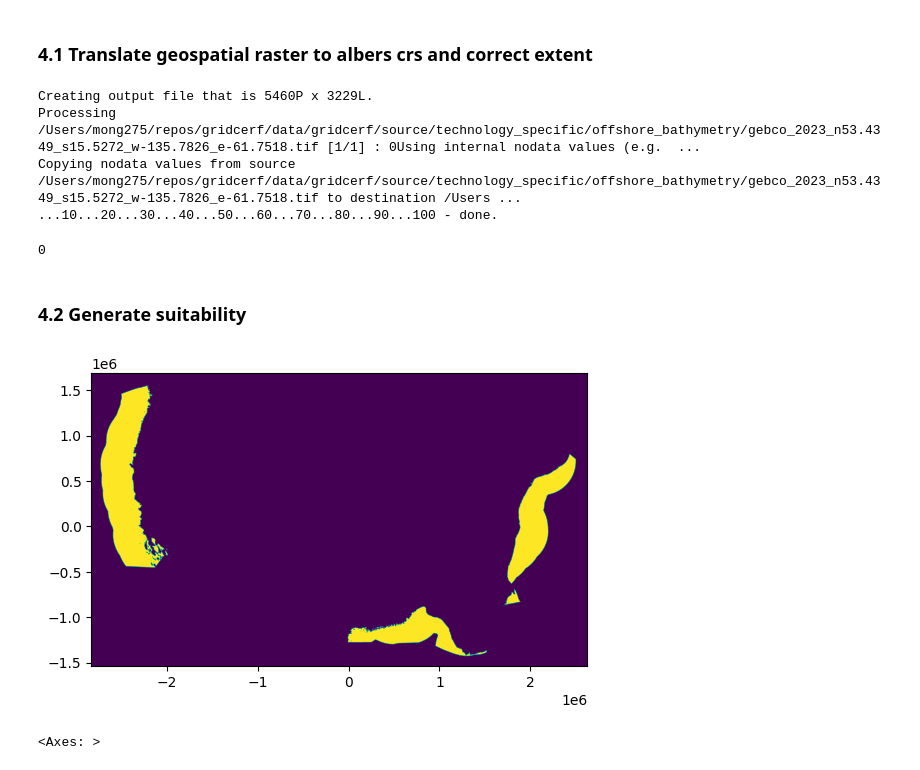
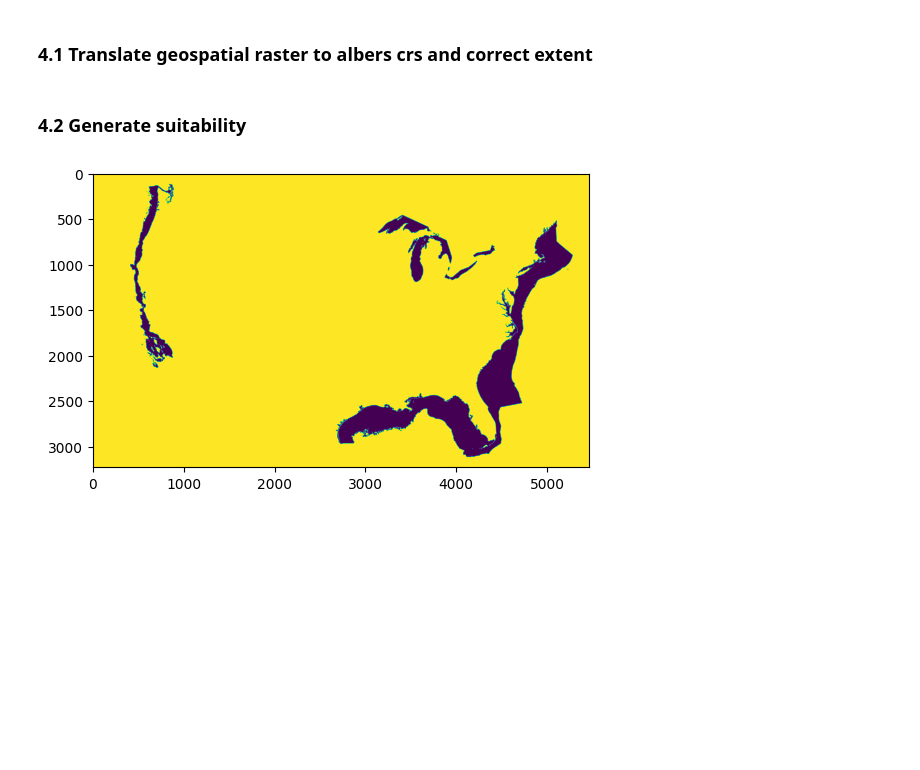
Before and after one commit to IMMM-SFA/gridcerf, a Jupyter notebook: notebooks/build_offshore_bathymetry_suitability.ipynb, the cells around one changed output. Saved outputs shown, nothing was run; the diff lists cells and outputs as text; code cells hidden in the pictures; blank space fills up the shorter version.

```diff
--- a/notebooks/build_offshore_bathymetry_suitability.ipynb
+++ b/notebooks/build_offshore_bathymetry_suitability.ipynb
@@ -69,55 +69,59 @@ conus_shpfile = os.path.join(reference_dir, "gridcerf_conus_boundary.shp")
 bathymetry_path = os.path.join(source_dir, "gebco_2023_n53.4349_s15.5272_w-135.7826_e-61.7518.tif")
 
 # output rasters
-output_raster_file = os.path.join(technology_specific_dir, "gridcerf_gebco_offshore_bathymetry_greater_than_1000m.tif.tif")
+output_raster_file = os.path.join(technology_specific_dir, "gridcerf_gebco_offshore_bathymetry_greater_than_1300m.tif")
 
 # crs for converting projections
 crs = 'ESRI:102003'
+
+# set maximum water depth
+maximum_depth = -1300
 # %% [markdown]
 ## 4. Generate suitability rasters
 # %% [markdown]
 ### 4.1 Translate geospatial raster to albers crs and correct extent
 # %%
-output = os.path.join(source_dir, 'tmp.tif')
+tmp_output = os.path.join(source_dir, 'tmp.tif')
 
 # gdal warp command
-gdal_cmd = f'gdalwarp -s_srs EPSG:4326 -t_srs ESRI:102003 -tr 1000.0 1000.0 -r bilinear -te -2831615.228 -1539013.3223 2628318.0948 1690434.1707 -te_srs ESRI:102003 -of GTiff {bathymetry_path} {output}'
+gdal_cmd = f'gdalwarp -s_srs EPSG:4326 -t_srs ESRI:102003 -tr 1000.0 1000.0 -r bilinear -te -2831615.228 -1539013.3223 2628318.0948 1690434.1707 -te_srs ESRI:102003 -of GTiff {bathymetry_path} {tmp_output}'
 
 os.system(gdal_cmd)
-# %% [output]
-Creating output file that is 5460P x 3229L.
-Processing /Users/mong275/repos/gridcerf/data/gridcerf/source/technology_specific/offshore_bathymetry/gebco_2023_n53.4349_s15.5272_w-135.7826_e-61.7518.tif [1/1] : 0Using internal nodata values (e.g.  ...
-Copying nodata values from source /Users/mong275/repos/gridcerf/data/gridcerf/source/technology_specific/offshore_bathymetry/gebco_2023_n53.4349_s15.5272_w-135.7826_e-61.7518.tif to destination /Users ...
-...10...20...30...40...50...60...70...80...90...100 - done.
-0
 # %% [markdown]
 ### 4.2 Generate suitability
 # %%
 # create suitable raster
 with rasterio.open(template_raster) as src:
 
     # update metadata datatype to int16
     metadata = src.meta.copy()
 
     siting_mask = src.read(1)
-
-    with rasterio.open(output) as bath_tif:
+    siting_mask = np.where(siting_mask == 0, 1, 0)
+    with rasterio.open(tmp_output) as bath_tif:
 
         arr = bath_tif.read(1)
 
         # make all areas with seafloor deeper than 1000m below water unsuitable
-        arr = np.where(arr < -1000, 1, 0)
+        arr = np.where(arr < maximum_depth, 1, 0)
 
-        # apply land mask
-        arr *= siting_mask
+        # apply siting mask
+        arr += siting_mask.astype('int64')
+        arr = np.where(arr >= 1, 1, 0).astype(np.float64)
 
         # make nan excluded
         arr = np.where(np.isnan(arr), 1, arr)
 
+        with rasterio.open(land_mask_raster) as land_tif:
+            land_array = land_tif.read(1)
+            land_array = np.where(land_array==0, 1, 2)
+
+            # apply land area mask
+            arr += land_array
+            arr = np.where(arr ==2, 1, 0)
+
+            show(arr)
         with rasterio.open(output_raster_file, 'w', **metadata) as dest:
             dest.write(arr.astype(rasterio.int16), 1)
+# %% [output]
+[figure, added]
-# %%
-show(rasterio.open(output_raster_file))
-# %% [output]
-[figure, removed]
-<Axes: >
```
Also changed, not shown: parts of 1 cell of this notebook.
